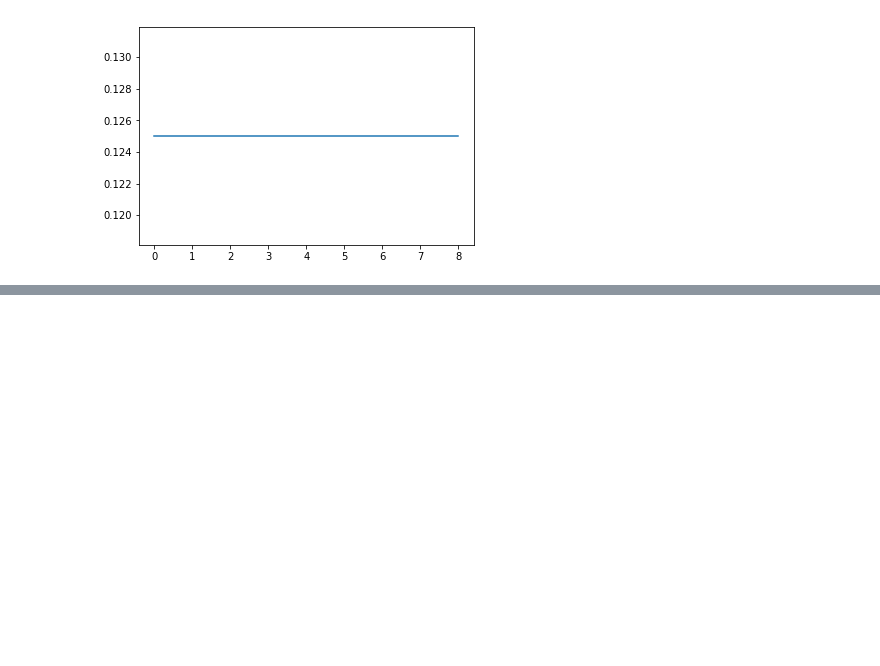
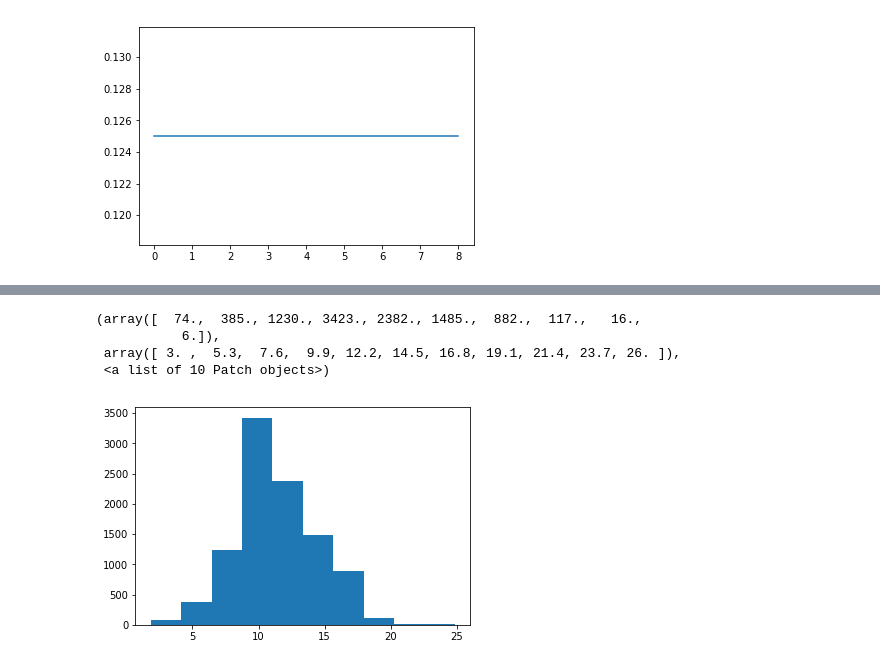
Before and after one commit to sidratulmontaha/python-practice, a Jupyter notebook: L11_random_variables.ipynb, the cells around one changed output, grey strips where cells are left out. Saved outputs shown, nothing was run; the diff lists cells and outputs as text; code cells hidden in the pictures; blank space fills up the shorter version.

Commit message:
rest of random variables

```diff
--- a/L11_random_variables.ipynb
+++ b/L11_random_variables.ipynb
@@ -129,0 +130,14 @@ plt.hist(norm.draw(10000), bins=50)
+# %%
+n=50
+p=0.25
+X = BinomialRandomVariable(n, p)
+X_samples = X.draw(10000)
+Z_samples = (X_samples - n * p)/ np.sqrt(n*p*(1-p))
+
+plt.hist(X_samples, align = 'left')
+# %% [output]
+(array([  74.,  385., 1230., 3423., 2382., 1485.,  882.,  117.,   16.,
+           6.]),
+ array([ 3. ,  5.3,  7.6,  9.9, 12.2, 14.5, 16.8, 19.1, 21.4, 23.7, 26. ]),
+ <a list of 10 Patch objects>)
+[figure, added]
```
Also changed, not shown: parts of 15 cells of this notebook.
